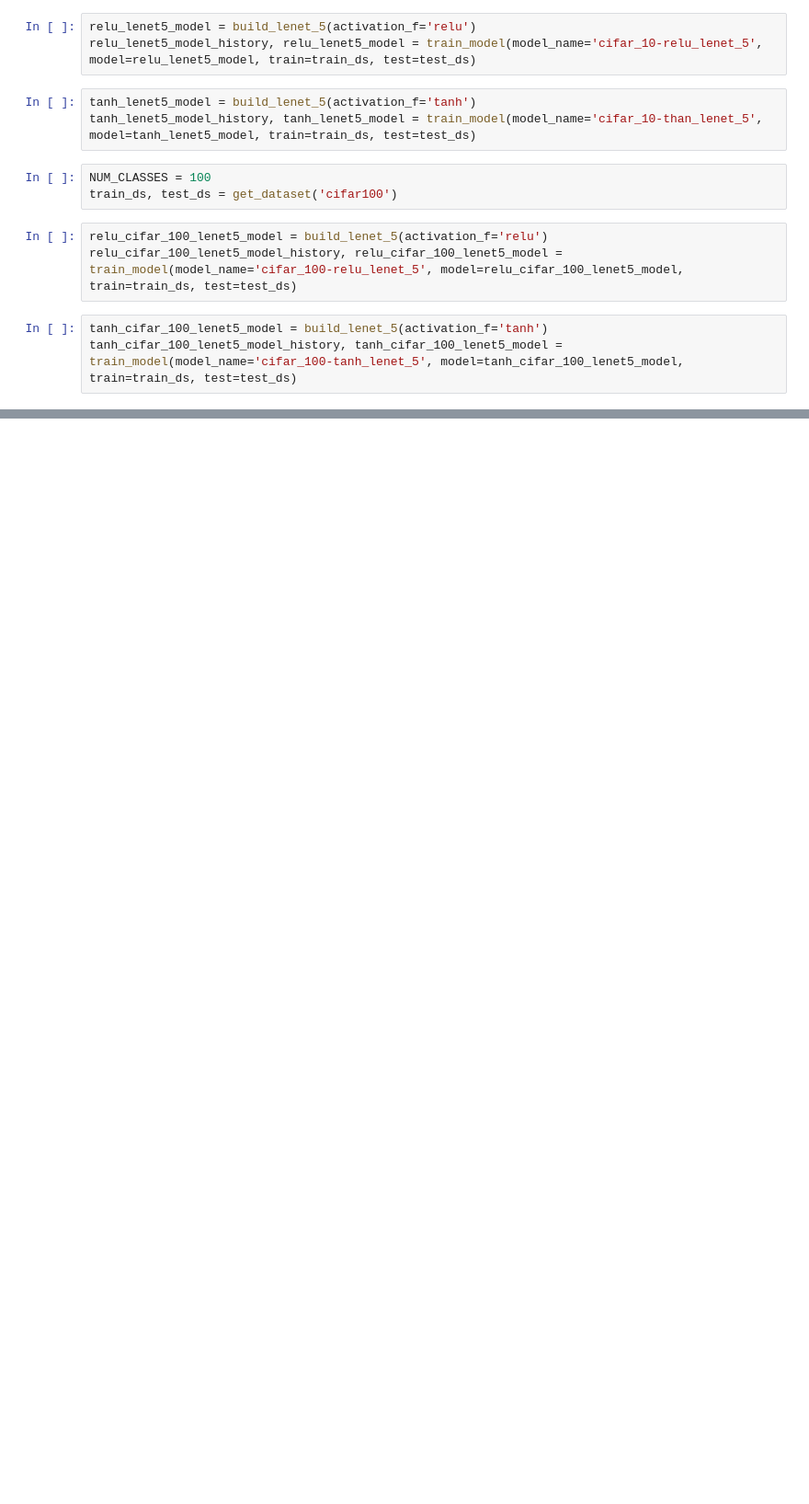
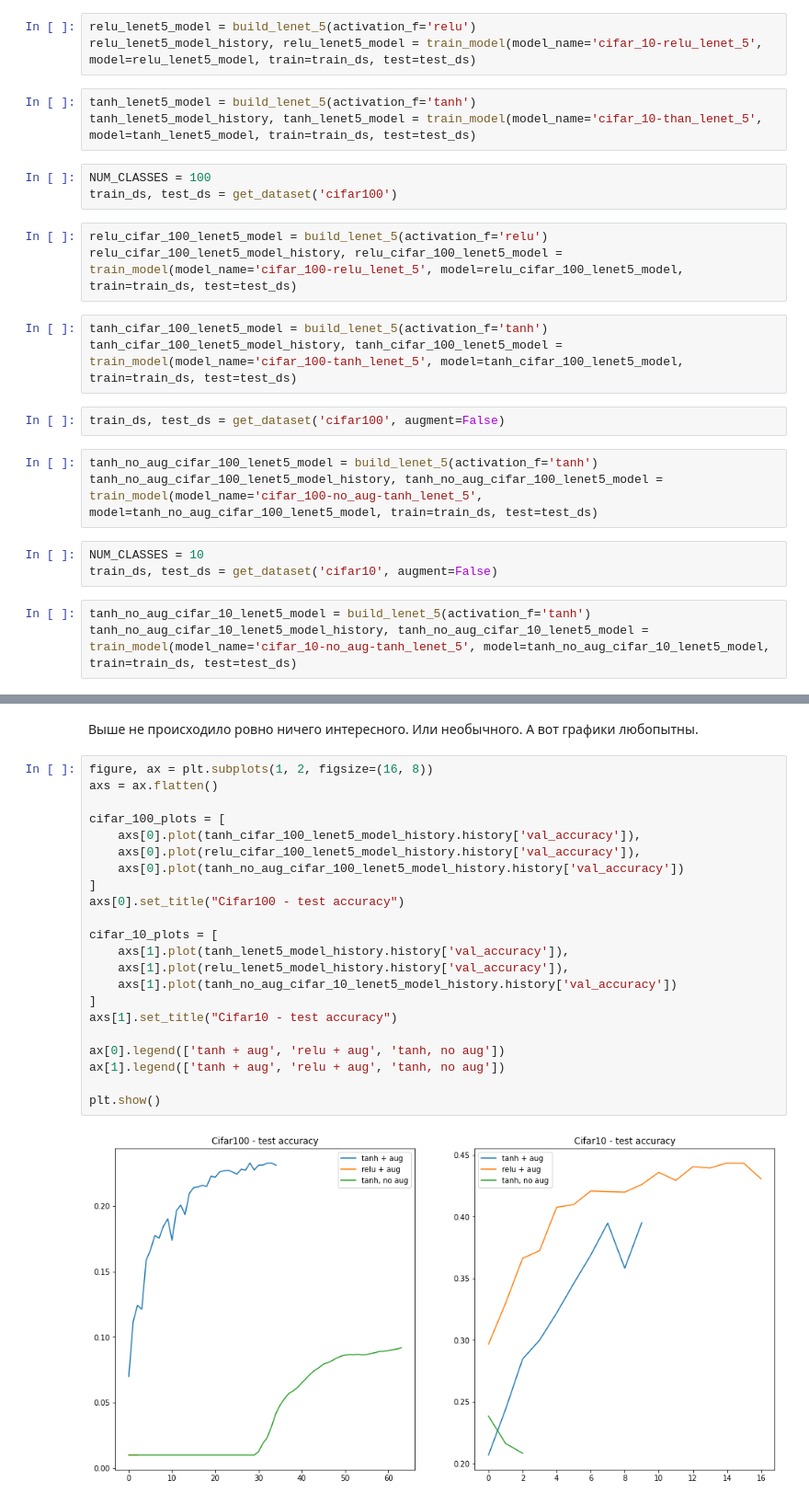
Before and after one commit to jast4ik/Hillel_ML_HW, a Jupyter notebook: Homework16/HW16.ipynb, the cells around one changed output, grey strips where cells are left out. Shown at 92% size. Drawn from its saved outputs; the diff is of its cells as text; blank space fills up the shorter version.

```diff
--- a/Homework16/HW16.ipynb
+++ b/Homework16/HW16.ipynb
@@ -210,3 +235,14 @@ relu_cifar_100_lenet5_model_history, relu_cifar_100_lenet5_model = train_model(m
 # %%
 tanh_cifar_100_lenet5_model = build_lenet_5(activation_f='tanh')
 tanh_cifar_100_lenet5_model_history, tanh_cifar_100_lenet5_model = train_model(model_name='cifar_100-tanh_lenet_5', model=tanh_cifar_100_lenet5_model, train=train_ds, test=test_ds)
+# %%
+train_ds, test_ds = get_dataset('cifar100', augment=False)
+# %%
+tanh_no_aug_cifar_100_lenet5_model = build_lenet_5(activation_f='tanh')
+tanh_no_aug_cifar_100_lenet5_model_history, tanh_no_aug_cifar_100_lenet5_model = train_model(model_name='cifar_100-no_aug-tanh_lenet_5', model=tanh_no_aug_cifar_100_lenet5_model, train=train_ds, test=test_ds)
+# %%
+NUM_CLASSES = 10
+train_ds, test_ds = get_dataset('cifar10', augment=False)
+# %%
+tanh_no_aug_cifar_10_lenet5_model = build_lenet_5(activation_f='tanh')
+tanh_no_aug_cifar_10_lenet5_model_history, tanh_no_aug_cifar_10_lenet5_model = train_model(model_name='cifar_10-no_aug-tanh_lenet_5', model=tanh_no_aug_cifar_10_lenet5_model, train=train_ds, test=test_ds)
@@ -212,0 +262,26 @@ tanh_cifar_100_lenet5_model_history, tanh_cifar_100_lenet5_model = train_model(m
+# %% [markdown]
+Выше не происходило ровно ничего интересного. Или необычного. А вот графики любопытны.
+# %%
+figure, ax = plt.subplots(1, 2, figsize=(16, 8))
+axs = ax.flatten()
+
+cifar_100_plots = [
+    axs[0].plot(tanh_cifar_100_lenet5_model_history.history['val_accuracy']),
+    axs[0].plot(relu_cifar_100_lenet5_model_history.history['val_accuracy']),
+    axs[0].plot(tanh_no_aug_cifar_100_lenet5_model_history.history['val_accuracy'])
+]
+axs[0].set_title("Cifar100 - test accuracy")
+
+cifar_10_plots = [
+    axs[1].plot(tanh_lenet5_model_history.history['val_accuracy']),
+    axs[1].plot(relu_lenet5_model_history.history['val_accuracy']),
+    axs[1].plot(tanh_no_aug_cifar_10_lenet5_model_history.history['val_accuracy'])
+]
+axs[1].set_title("Cifar10 - test accuracy")
+
+ax[0].legend(['tanh + aug', 'relu + aug', 'tanh, no aug'])
+ax[1].legend(['tanh + aug', 'relu + aug', 'tanh, no aug'])
+
+plt.show()
+# %% [output]
+[figure, added]
```
Also changed, not shown: parts of 17 cells of this notebook.
